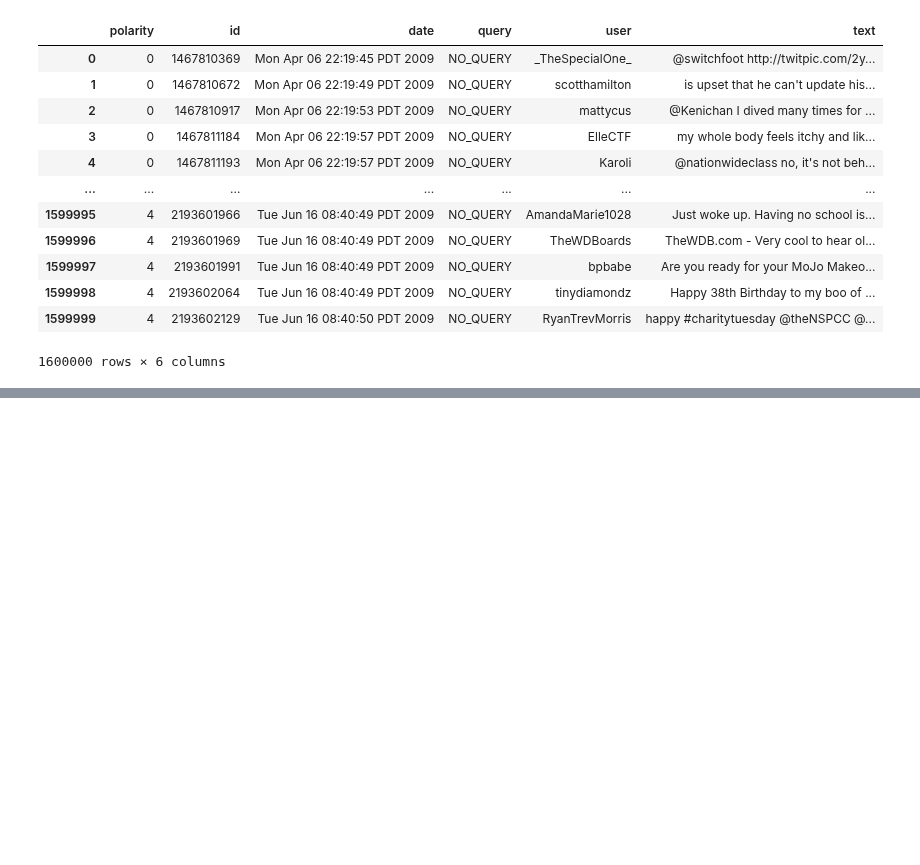
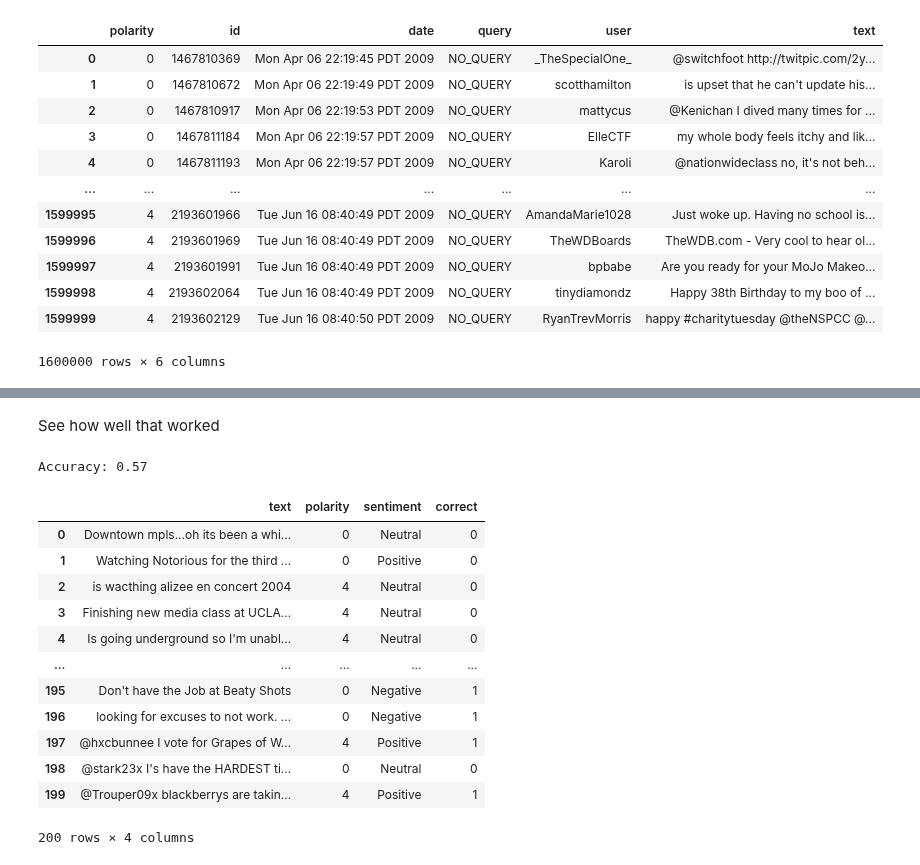
Before and after one commit to Urban-Analytics/INTEGRATE, a Jupyter notebook: llm/code/llm_experiments.ipynb, the cells around one changed output, grey strips where cells are left out. Saved outputs shown, nothing was run; the diff lists cells and outputs as text; code cells hidden in the pictures; blank space fills up the shorter version.

```diff
--- a/llm/code/llm_experiments.ipynb
+++ b/llm/code/llm_experiments.ipynb
@@ -323,0 +196,31 @@ Sentiment: Neutral
+# %% [markdown]
+See how well that worked
+# %%
+def check_sentiment_estimate(row):
+    if row.polarity == 0 and row.sentiment == "Negative":
+        return 1
+    elif row.polarity == 2 and row.sentiment == "Neutral":
+        return 1
+    elif row.polarity == 4 and row.sentiment == "Positive":
+        return 1
+    else:
+        return 0
+
+df['correct'] = df.apply(check_sentiment_estimate, axis=1)
+print("Accuracy:", df.correct.mean())
+df.loc[:,['text', 'polarity', 'sentiment', 'correct']]
+# %% [output]
+Accuracy: 0.57
+|  | text | polarity | sentiment | correct |
+| 0 | Downtown mpls...oh its been a whi... | 0 | Neutral | 0 |
+| 1 | Watching Notorious for the third ... | 0 | Positive | 0 |
+| 2 | is wacthing alizee en concert 2004 | 4 | Neutral | 0 |
+| 3 | Finishing new media class at UCLA... | 4 | Neutral | 0 |
+| 4 | Is going underground so I'm unabl... | 4 | Neutral | 0 |
+| ... | ... | ... | ... | ... |
+| 195 | Don't have the Job at Beaty Shots | 0 | Negative | 1 |
+| 196 | looking for excuses to not work. ... | 0 | Negative | 1 |
+| 197 | @hxcbunnee I vote for Grapes of W... | 4 | Positive | 1 |
+| 198 | @stark23x I's have the HARDEST ti... | 0 | Neutral | 0 |
+| 199 | @Trouper09x blackberrys are takin... | 4 | Positive | 1 |
+200 rows × 4 columns
```
Also changed, not shown: parts of 10 cells of this notebook.
